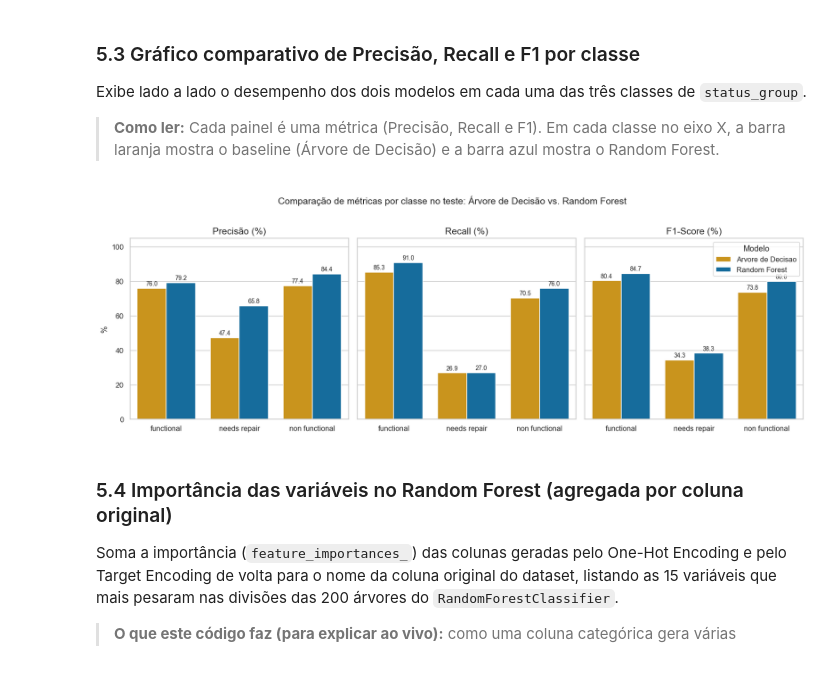
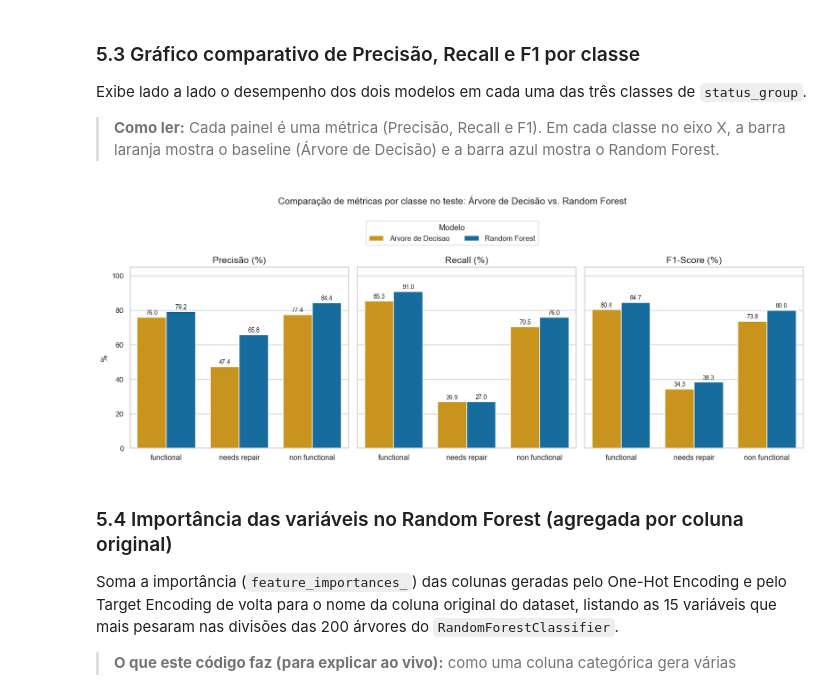
Before and after one commit to Fyre-Flye/projeto-avd-2026-2-pump-it-up-classificatorio, a Jupyter notebook: src/parte_especifica/classificador.ipynb, the cells around one changed output. Saved outputs shown, nothing was run; the diff lists cells and outputs as text; code cells hidden in the pictures.

```diff
--- a/src/parte_especifica/classificador.ipynb
+++ b/src/parte_especifica/classificador.ipynb
@@ -501,33 +502,33 @@ Exibe lado a lado o desempenho dos dois modelos em cada uma das três classes de
 # %%
 # [IA] Gemini – gráfico comparativo de Precisão, Recall e F1 por classe (Árvore vs. Random Forest)
 df_plot = df_metricas[df_metricas["classe"].isin(STATUS_ORDEM)].copy()
 df_plot["classe_curta"] = df_plot["classe"].map(dict(zip(STATUS_ORDEM, STATUS_CURTO)))
 
 fig, axes = plt.subplots(1, 3, figsize=(15, 5), sharey=True)
 metricas_cols = [("precisao", "Precisão (%)"), ("recall", "Recall (%)"), ("f1", "F1-Score (%)")]
 
 for ax, (col, titulo) in zip(axes, metricas_cols):
     sns.barplot(
         data=df_plot, x="classe_curta", y=col, hue="modelo",
         palette={"Arvore de Decisao": COR_DT, "Random Forest": COR_RF}, ax=ax,
     )
     ax.set_title(titulo)
     ax.set_xlabel("")
     ax.set_ylabel("%" if col == "precisao" else "")
     ax.set_ylim(0, 105)
     for container in ax.containers:
         ax.bar_label(container, fmt="%.1f", fontsize=9, padding=2)
-    if col != "f1":
+    if ax.get_legend():
         ax.get_legend().remove()
-    else:
-        ax.legend(title="Modelo", loc="upper right")
 
-fig.suptitle("Comparação de métricas por classe no teste: Árvore de Decisão vs. Random Forest", fontsize=14, y=1.02)
+handles, labels = axes[0].get_legend_handles_labels()
+fig.legend(handles, labels, title="Modelo", loc="upper center", ncol=2, bbox_to_anchor=(0.5, 1.05), frameon=True)
+fig.suptitle("Comparação de métricas por classe no teste: Árvore de Decisão vs. Random Forest", fontsize=14, y=1.14)
 fig.tight_layout()
 salvar(fig, "06_comparativo_metricas_modelos")
 plt.show()
 # %% [output]
-[figure, old version]
+[figure, new version]
 # %% [markdown]
 ### 5.4 Importância das variáveis no Random Forest (agregada por coluna original)
 
```
Also changed, not shown: parts of 6 cells of this notebook.
